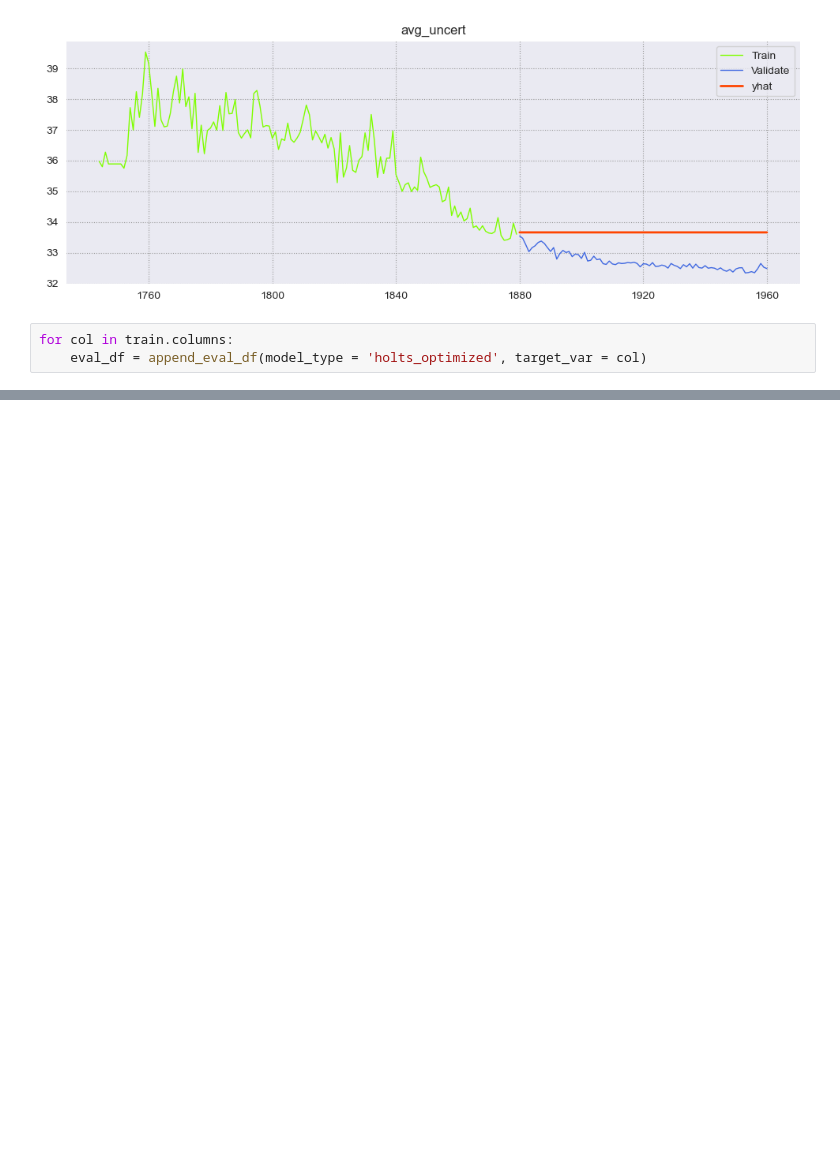
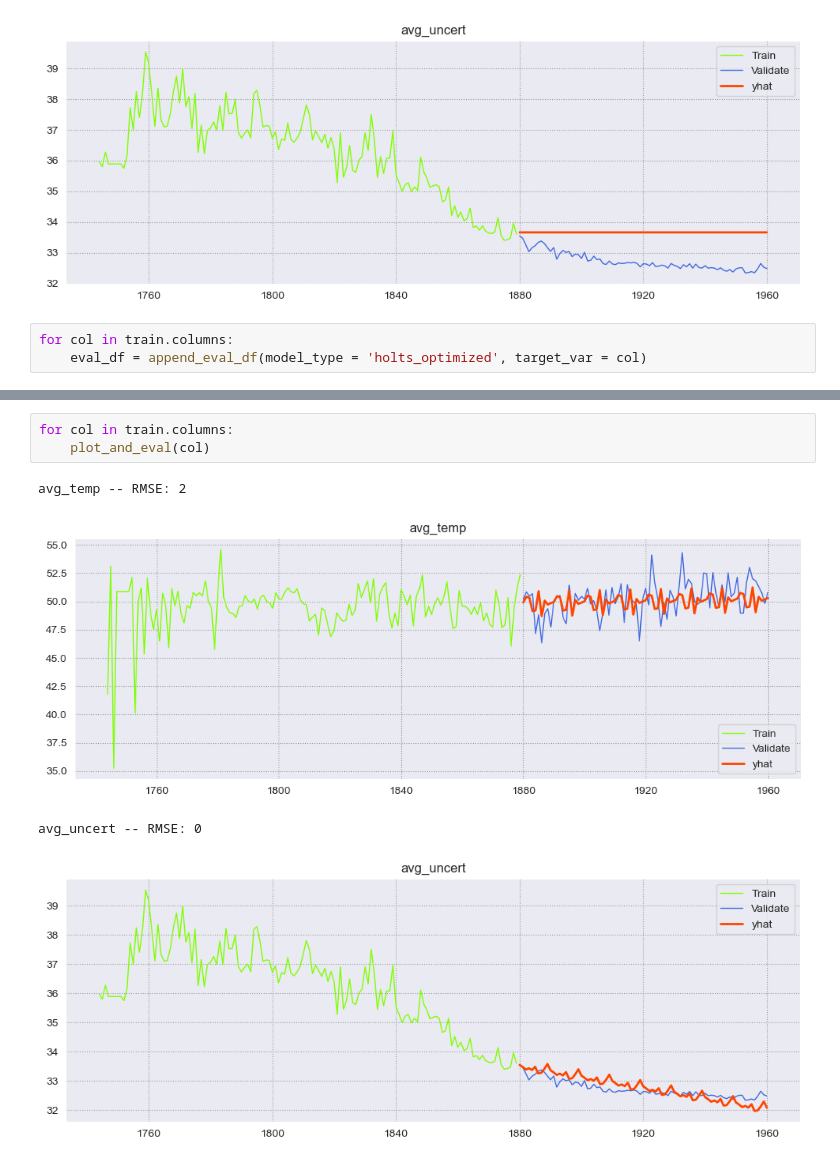
Before and after one commit to SHAWNSMITH16/mini-project-time-series, a Jupyter notebook: mini-project-time-series.ipynb, the cells around one changed output, grey strips where cells are left out. Cells and saved outputs as stored; diff of their text form; blank space fills up the shorter version.

```diff
--- a/mini-project-time-series.ipynb
+++ b/mini-project-time-series.ipynb
@@ -630,0 +711,8 @@ eval_df.sort_values(by='rmse')
+# %%
+for col in train.columns:
+    plot_and_eval(col)
+# %% [output]
+avg_temp -- RMSE: 2
+[figure, added]
+avg_uncert -- RMSE: 0
+[figure, added]
```
Also changed, not shown: parts of 28 cells of this notebook.
